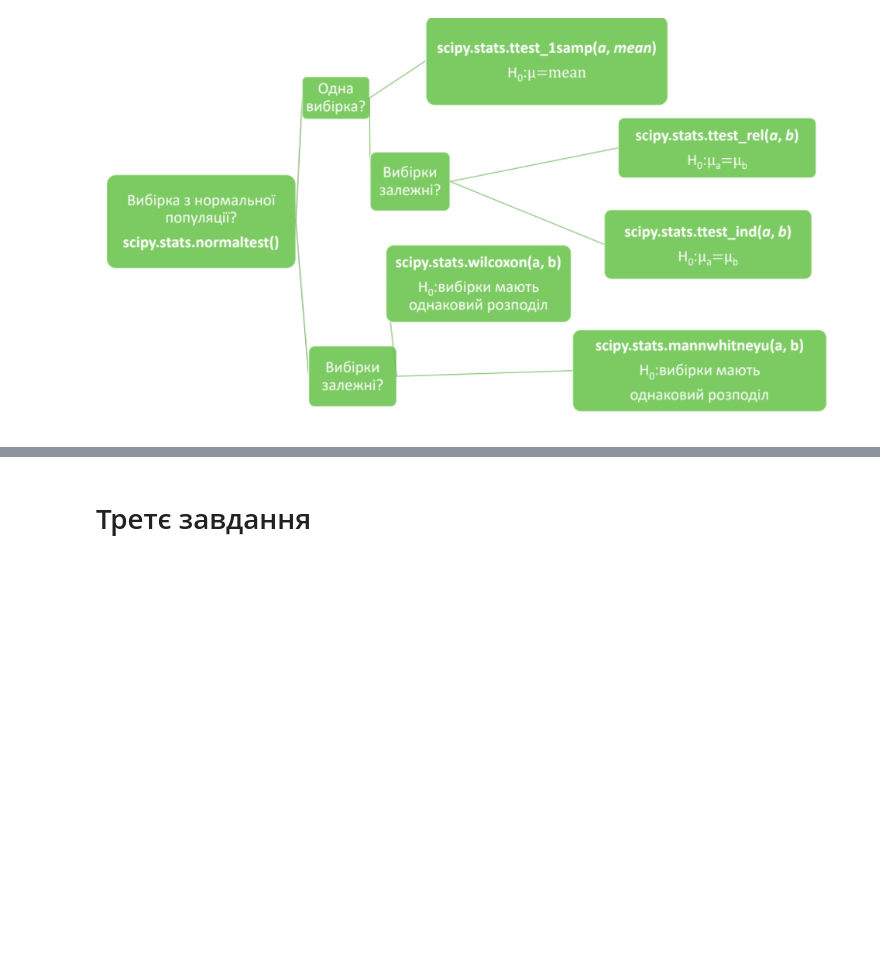
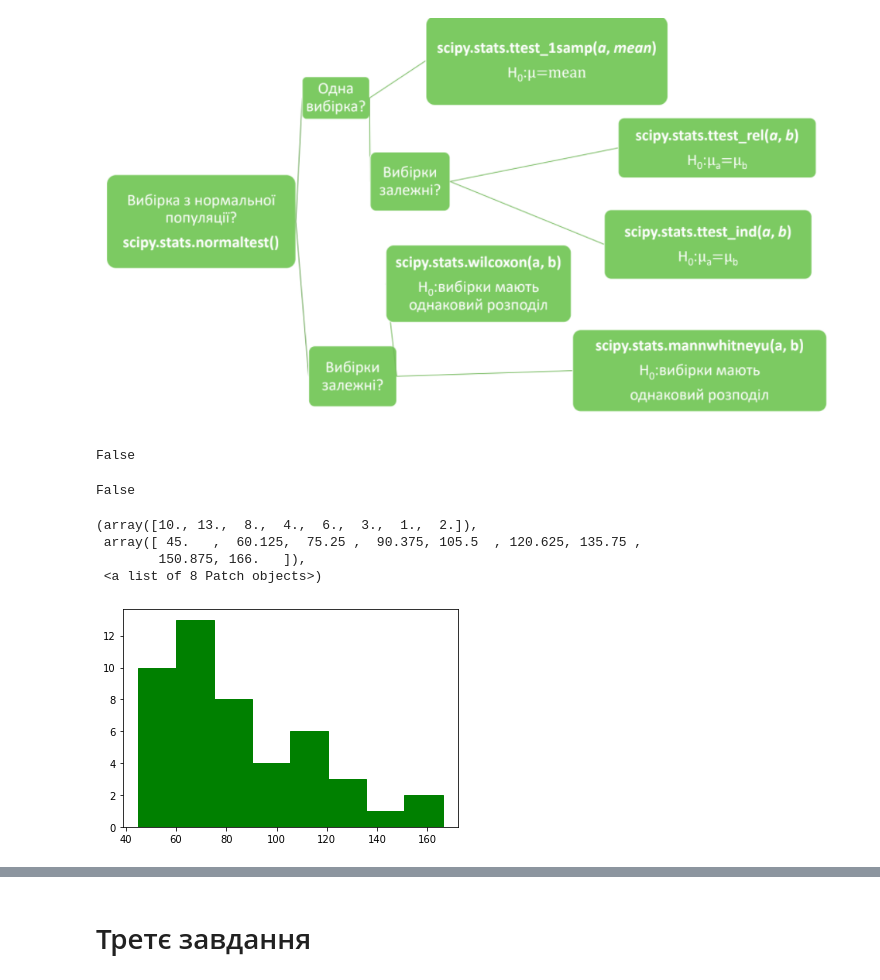
Before and after one commit to mezgoodle/ad_labs, a Jupyter notebook: docs/lab2/lab2.ipynb, the cells around one changed output, grey strips where cells are left out. Drawn from its saved outputs; the diff is of its cells as text; code cells hidden in the pictures; blank space fills up the shorter version.

```diff
--- a/docs/lab2/lab2.ipynb
+++ b/docs/lab2/lab2.ipynb
@@ -230,3 +226,21 @@ p
 коефіцієнт є непараметричним показником подібності впорядкування даних.
 # %% [markdown]
 ![Снимок.PNG](embedded-picture-1)
+# %%
+k2, p = stats.normaltest(expenditure)
+p > alpha
+# %% [output]
+False
+# %%
+k2, p = stats.normaltest(expenditure_10)
+p > alpha
+# %% [output]
+False
+# %%
+plt.hist(expenditure, color='green', edgecolor='green', bins=8)
+# %% [output]
+(array([10., 13.,  8.,  4.,  6.,  3.,  1.,  2.]),
+ array([ 45.   ,  60.125,  75.25 ,  90.375, 105.5  , 120.625, 135.75 ,
+        150.875, 166.   ]),
+ <a list of 8 Patch objects>)
+[figure, added]
```
Also changed, not shown: parts of 8 cells of this notebook.
